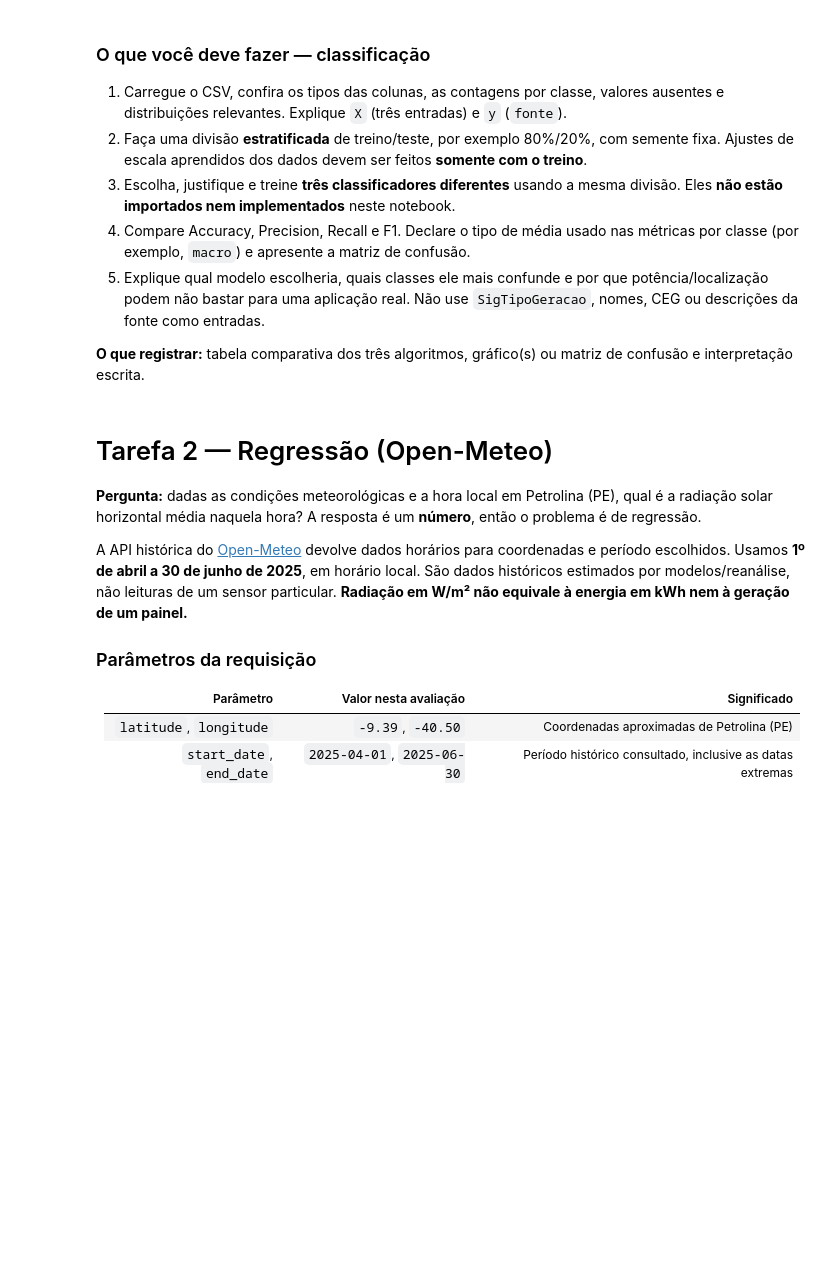
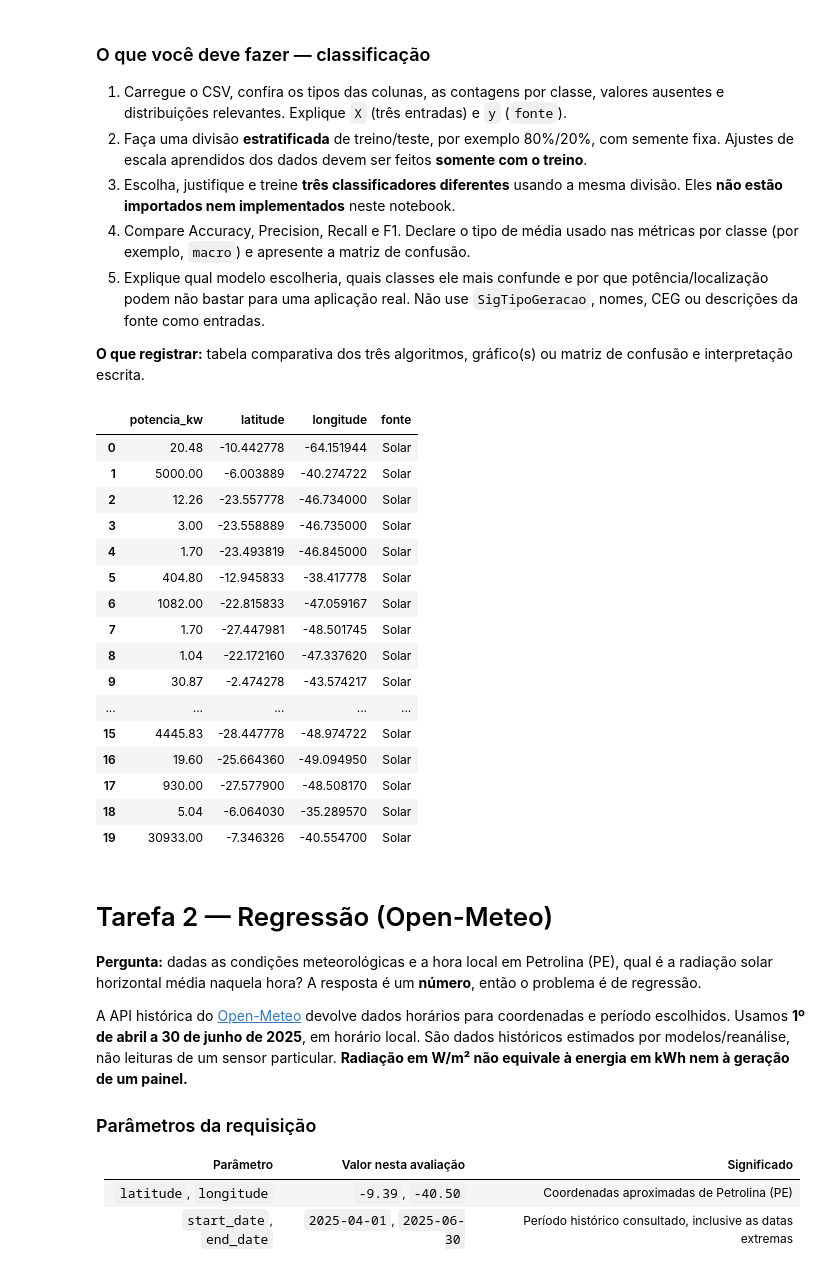
Before and after one commit to Jpsantosferreira/cp-sers-ml-energy, a Jupyter notebook: Aula_APIs_Energia_Renovavel_ML.ipynb, the cells around one changed output. Saved outputs shown, nothing was run; the diff lists cells and outputs as text; code cells hidden in the pictures; blank space fills up the shorter version.

```diff
--- a/Aula_APIs_Energia_Renovavel_ML.ipynb
+++ b/Aula_APIs_Energia_Renovavel_ML.ipynb
@@ -135,8 +150,26 @@ from sklearn.metrics import accuracy_score, confusion_matrix, precision_score, r
 from sklearn.metrics import mean_absolute_error, mean_squared_error, r2_score
 # %%
 # Caso a consulta da API falhar:
-# dados = pd.read_csv('https://raw.githubusercontent.com/prof-atritiack/CHECKPOINT_02_SERS_1CC_2SEM/refs/heads/main/aneel_classificacao_orange.csv')
-# dados.head(20)
+dados_api = pd.read_csv('https://raw.githubusercontent.com/prof-atritiack/CHECKPOINT_02_SERS_1CC_2SEM/refs/heads/main/aneel_classificacao_orange.csv')
+dados_api.head(20)
+# %% [output]
+|  | potencia_kw | latitude | longitude | fonte |
+| 0 | 20.48 | -10.442778 | -64.151944 | Solar |
+| 1 | 5000.00 | -6.003889 | -40.274722 | Solar |
+| 2 | 12.26 | -23.557778 | -46.734000 | Solar |
+| 3 | 3.00 | -23.558889 | -46.735000 | Solar |
+| 4 | 1.70 | -23.493819 | -46.845000 | Solar |
+| 5 | 404.80 | -12.945833 | -38.417778 | Solar |
+| 6 | 1082.00 | -22.815833 | -47.059167 | Solar |
+| 7 | 1.70 | -27.447981 | -48.501745 | Solar |
+| 8 | 1.04 | -22.172160 | -47.337620 | Solar |
+| 9 | 30.87 | -2.474278 | -43.574217 | Solar |
+| ... | ... | ... | ... | ... |
+| 15 | 4445.83 | -28.447778 | -48.974722 | Solar |
+| 16 | 19.60 | -25.664360 | -49.094950 | Solar |
+| 17 | 930.00 | -27.577900 | -48.508170 | Solar |
+| 18 | 5.04 | -6.064030 | -35.289570 | Solar |
+| 19 | 30933.00 | -7.346326 | -40.554700 | Solar |
 # %% [markdown]
 # Tarefa 2 — Regressão (Open-Meteo)
 
```
Also changed, not shown: parts of 16 cells of this notebook.
